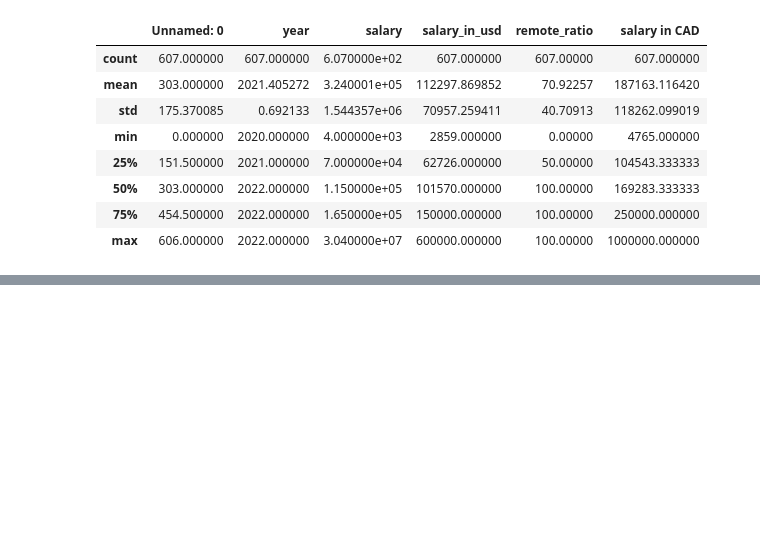
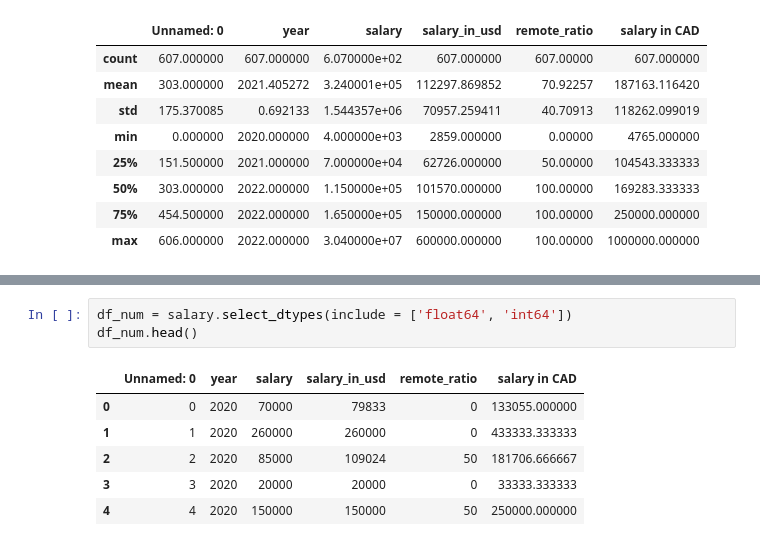
Before and after one commit to mocacookiecrubmle/pandas, a Jupyter notebook: Exploratory_data_analysis_with_Pandas.ipynb, the cells around one changed output, grey strips where cells are left out. Cells and saved outputs as stored; diff of their text form; blank space fills up the shorter version.

```diff
--- a/Exploratory_data_analysis_with_Pandas.ipynb
+++ b/Exploratory_data_analysis_with_Pandas.ipynb
@@ -500,0 +522,10 @@ salary.describe()
+# %%
+df_num = salary.select_dtypes(include = ['float64', 'int64'])
+df_num.head()
+# %% [output]
+|  | Unnamed: 0 | year | salary | salary_in_usd | remote_ratio | salary in CAD |
+| 0 | 0 | 2020 | 70000 | 79833 | 0 | 133055.000000 |
+| 1 | 1 | 2020 | 260000 | 260000 | 0 | 433333.333333 |
+| 2 | 2 | 2020 | 85000 | 109024 | 50 | 181706.666667 |
+| 3 | 3 | 2020 | 20000 | 20000 | 0 | 33333.333333 |
+| 4 | 4 | 2020 | 150000 | 150000 | 50 | 250000.000000 |
```
Also changed, not shown: parts of 4 cells of this notebook.
